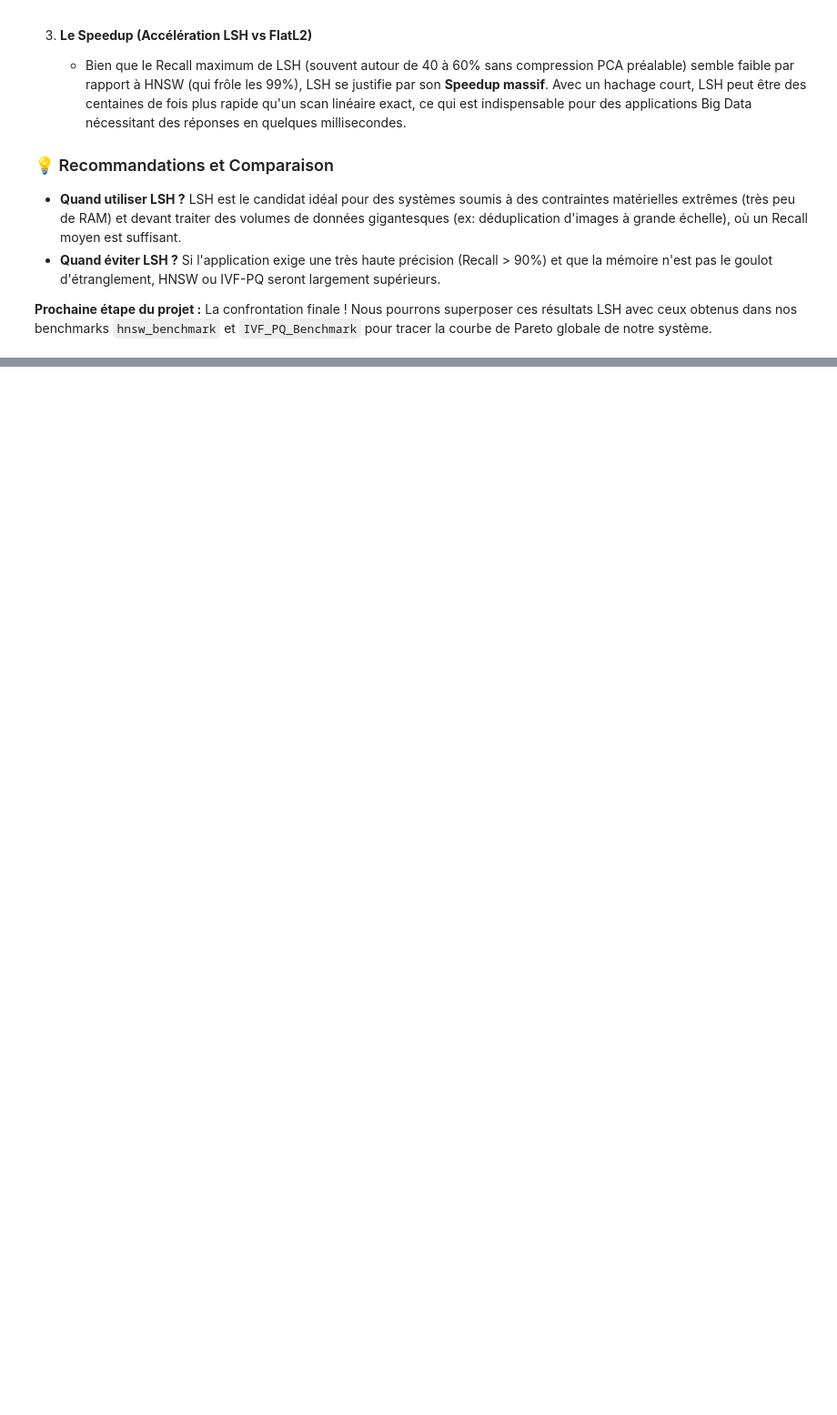
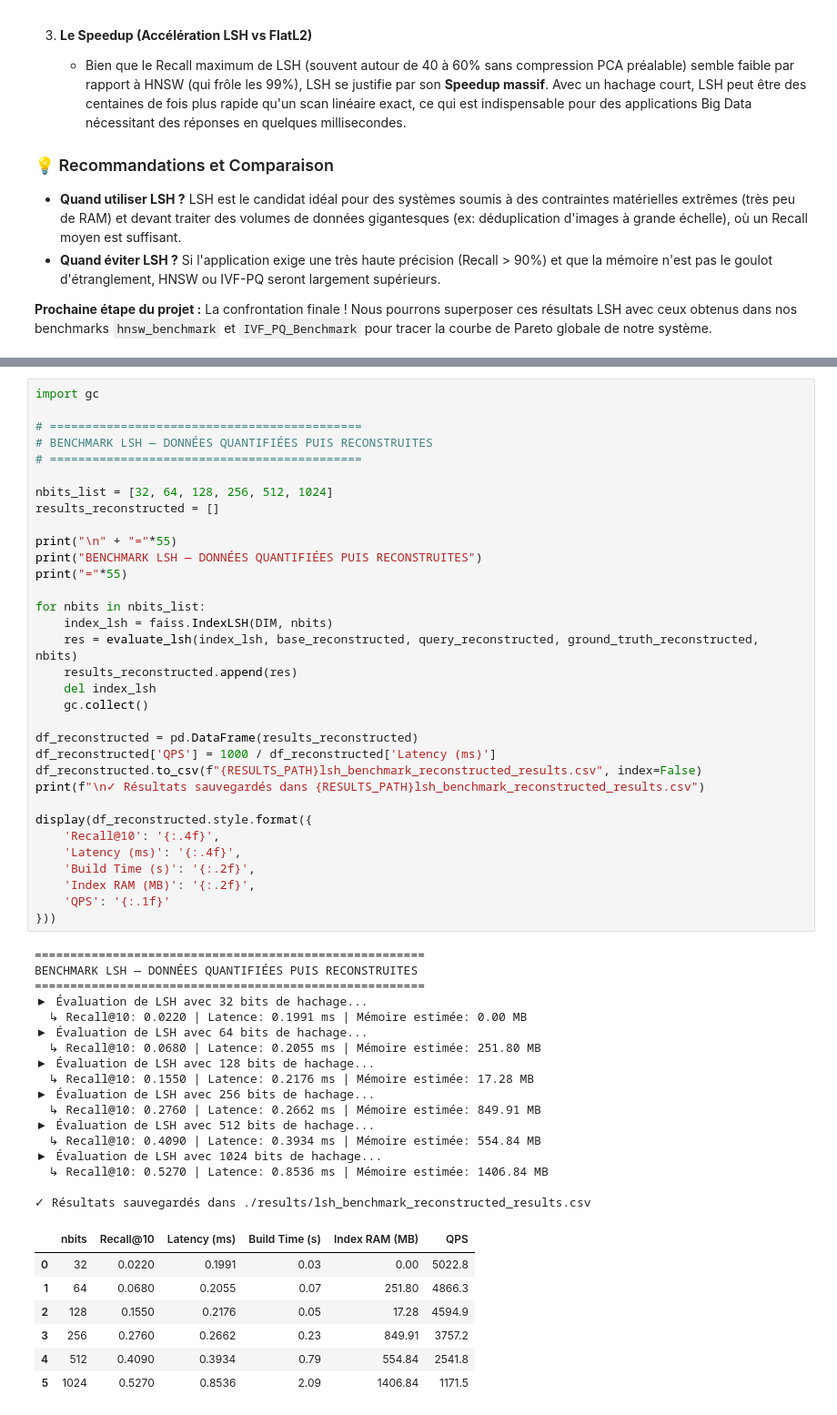
Before and after one commit to Yvngval/Project-ANN-Comparative-Method, a Jupyter notebook: Sedik/LSH_Benchmark_Final.ipynb, the cells around one changed output, grey strips where cells are left out. Shown at 91% size. Cells and saved outputs as stored; diff of their text form; blank space fills up the shorter version.

```diff
--- a/Sedik/LSH_Benchmark_Final.ipynb
+++ b/Sedik/LSH_Benchmark_Final.ipynb
@@ -429,0 +502,58 @@ L'analyse expérimentale de l'algorithme **Locality Sensitive Hashing (LSH)** su
+# %%
+import gc
+
+# ============================================
+# BENCHMARK LSH — DONNÉES QUANTIFIÉES PUIS RECONSTRUITES
+# ============================================
+
+nbits_list = [32, 64, 128, 256, 512, 1024]
+results_reconstructed = []
+
+print("\n" + "="*55)
+print("BENCHMARK LSH — DONNÉES QUANTIFIÉES PUIS RECONSTRUITES")
+print("="*55)
+
+for nbits in nbits_list:
+    index_lsh = faiss.IndexLSH(DIM, nbits)
+    res = evaluate_lsh(index_lsh, base_reconstructed, query_reconstructed, ground_truth_reconstructed, nbits)
+    results_reconstructed.append(res)
+    del index_lsh
+    gc.collect()
+
+df_reconstructed = pd.DataFrame(results_reconstructed)
+df_reconstructed['QPS'] = 1000 / df_reconstructed['Latency (ms)']
+df_reconstructed.to_csv(f"{RESULTS_PATH}lsh_benchmark_reconstructed_results.csv", index=False)
+print(f"\n✓ Résultats sauvegardés dans {RESULTS_PATH}lsh_benchmark_reconstructed_results.csv")
+
+display(df_reconstructed.style.format({
+    'Recall@10': '{:.4f}',
+    'Latency (ms)': '{:.4f}',
+    'Build Time (s)': '{:.2f}',
+    'Index RAM (MB)': '{:.2f}',
+    'QPS': '{:.1f}'
+}))
+# %% [output]
+=======================================================
+BENCHMARK LSH — DONNÉES QUANTIFIÉES PUIS RECONSTRUITES
+=======================================================
+▶ Évaluation de LSH avec 32 bits de hachage...
+  ↳ Recall@10: 0.0220 | Latence: 0.1991 ms | Mémoire estimée: 0.00 MB
+▶ Évaluation de LSH avec 64 bits de hachage...
+  ↳ Recall@10: 0.0680 | Latence: 0.2055 ms | Mémoire estimée: 251.80 MB
+▶ Évaluation de LSH avec 128 bits de hachage...
+  ↳ Recall@10: 0.1550 | Latence: 0.2176 ms | Mémoire estimée: 17.28 MB
+▶ Évaluation de LSH avec 256 bits de hachage...
+  ↳ Recall@10: 0.2760 | Latence: 0.2662 ms | Mémoire estimée: 849.91 MB
+▶ Évaluation de LSH avec 512 bits de hachage...
+  ↳ Recall@10: 0.4090 | Latence: 0.3934 ms | Mémoire estimée: 554.84 MB
+▶ Évaluation de LSH avec 1024 bits de hachage...
+  ↳ Recall@10: 0.5270 | Latence: 0.8536 ms | Mémoire estimée: 1406.84 MB
+
+✓ Résultats sauvegardés dans ./results/lsh_benchmark_reconstructed_results.csv
+|  | nbits | Recall@10 | Latency (ms) | Build Time (s) | Index RAM (MB) | QPS |
+| 0 | 32 | 0.0220 | 0.1991 | 0.03 | 0.00 | 5022.8 |
+| 1 | 64 | 0.0680 | 0.2055 | 0.07 | 251.80 | 4866.3 |
+| 2 | 128 | 0.1550 | 0.2176 | 0.05 | 17.28 | 4594.9 |
+| 3 | 256 | 0.2760 | 0.2662 | 0.23 | 849.91 | 3757.2 |
+| 4 | 512 | 0.4090 | 0.3934 | 0.79 | 554.84 | 2541.8 |
+| 5 | 1024 | 0.5270 | 0.8536 | 2.09 | 1406.84 | 1171.5 |
```
Also changed, not shown: parts of 10 cells of this notebook, 1 other file.
